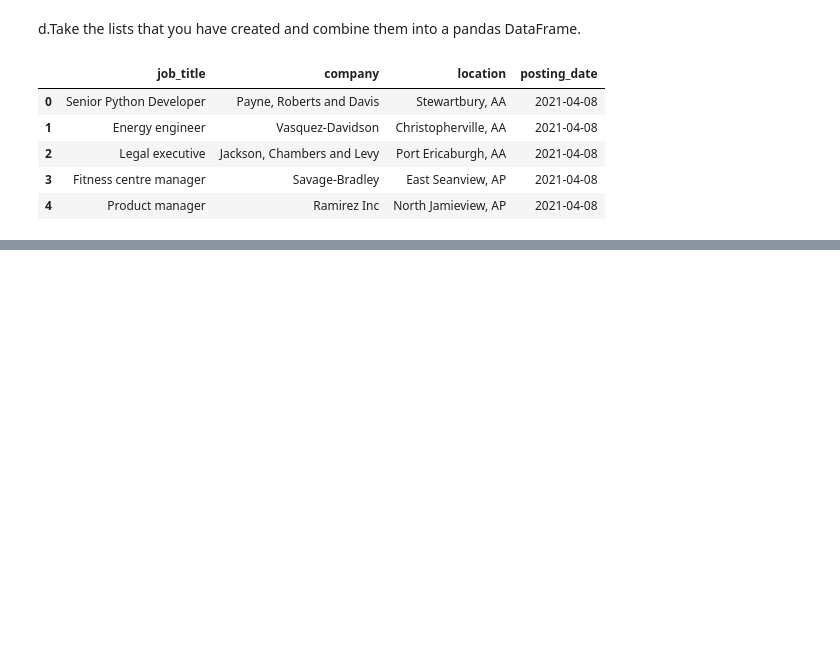
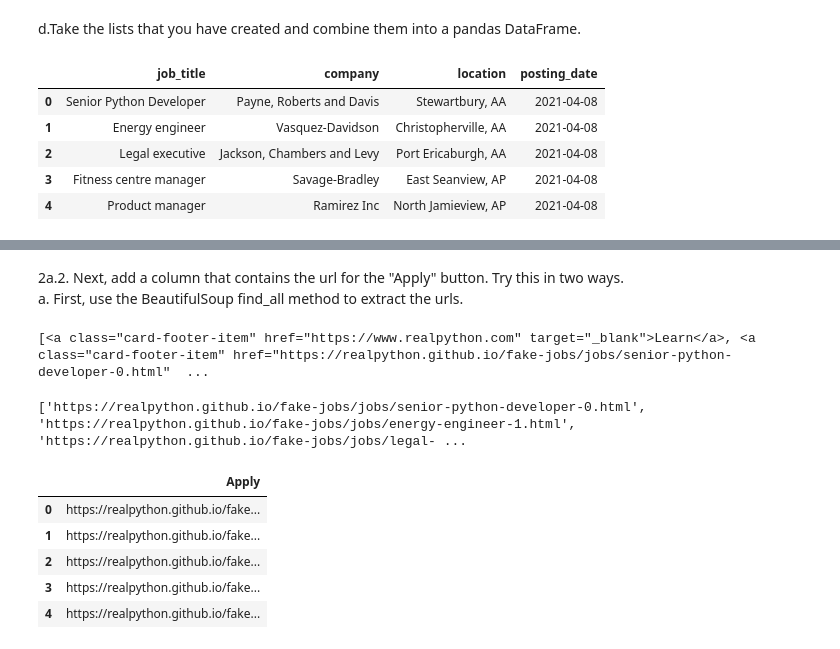
Before and after one commit to NSS-Data-Analytics-Cohort-10/webscraping-Eliab16, a Jupyter notebook: notebooks/webscraping.ipynb, the cells around one changed output, grey strips where cells are left out. Cells and saved outputs as stored; diff of their text form; code cells hidden in the pictures; blank space fills up the shorter version.

```diff
--- a/notebooks/webscraping.ipynb
+++ b/notebooks/webscraping.ipynb
@@ -19,7 +19,7 @@ response.status_code
 # %% [output]
 200
 # %%
-soup = BS(response.text, 'html.parser')
+soup = BS(page.text, 'html.parser')
 # %%
 print(soup.prettify())
 # %% [output]
@@ -129,0 +107,28 @@ NameError: name 'Apply' is not defined
+# %% [markdown]
+2a.2. Next, add a column that contains the url for the "Apply" button. Try this in two ways.
+    a. First, use the BeautifulSoup find_all method to extract the urls.
+# %%
+apply_buttons = soup.find_all('a',class_='card-footer-item')
+# %%
+print(apply_buttons)
+# %% [output]
+[<a class="card-footer-item" href="https://www.realpython.com" target="_blank">Learn</a>, <a class="card-footer-item" href="https://realpython.github.io/fake-jobs/jobs/senior-python-developer-0.html"  ...
+# %%
+apply_urls=[]
+for each in apply_buttons:
+  if each.get_text()=='Apply':
+    apply_urls.append(each["href"])
+print(apply_urls)
+# %% [output]
+['https://realpython.github.io/fake-jobs/jobs/senior-python-developer-0.html', 'https://realpython.github.io/fake-jobs/jobs/energy-engineer-1.html', 'https://realpython.github.io/fake-jobs/jobs/legal- ...
+# %%
+df = pd.DataFrame(list(zip(apply_urls)), columns=['Apply'])
+# %%
+df.head()
+# %% [output]
+|  | Apply |
+| 0 | https://realpython.github.io/fake... |
+| 1 | https://realpython.github.io/fake... |
+| 2 | https://realpython.github.io/fake... |
+| 3 | https://realpython.github.io/fake... |
+| 4 | https://realpython.github.io/fake... |
```
Also changed, not shown: parts of 8 cells of this notebook.
